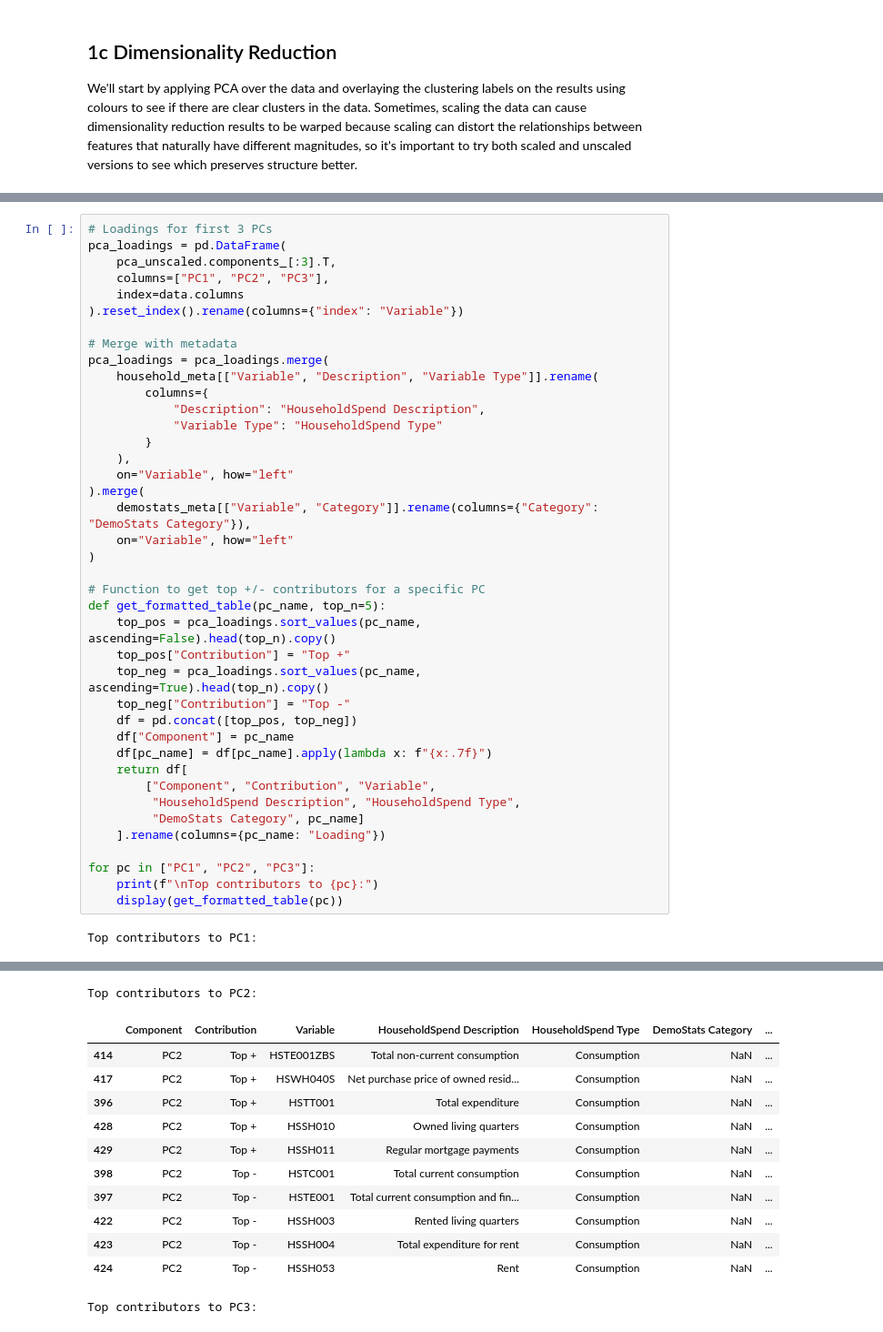
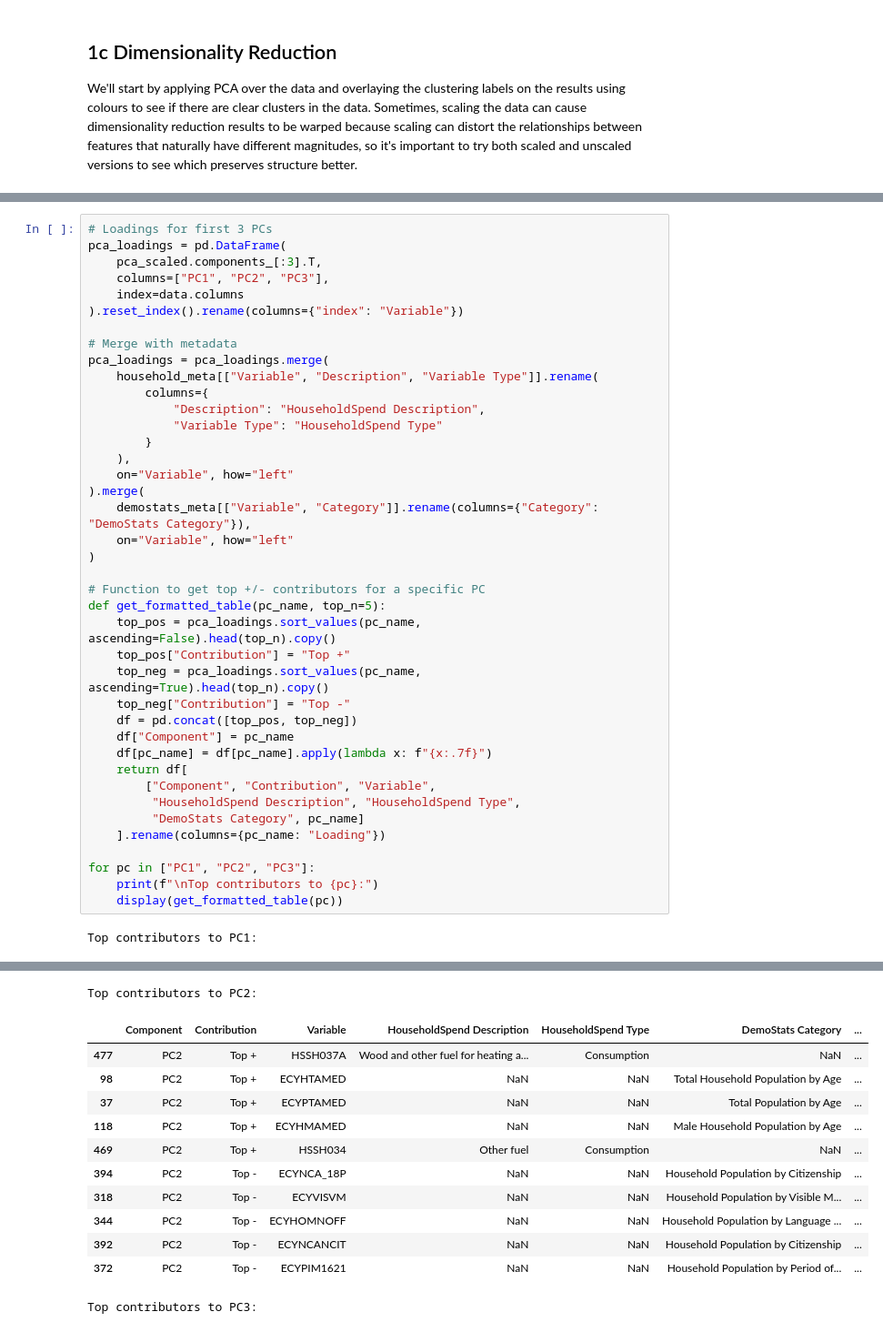
Before and after one commit to namrapatel/ca-households, a Jupyter notebook: namra.ipynb, the cells around one changed output, grey strips where cells are left out. Shown at 91% size. Cells and saved outputs as stored; diff of their text form.

```diff
--- a/namra.ipynb
+++ b/namra.ipynb
@@ -393,7 +384,7 @@ Next let's look more closely at which variables are contributing to the first pr
 # %%
 # Loadings for first 3 PCs
 pca_loadings = pd.DataFrame(
-    pca_unscaled.components_[:3].T,
+    pca_scaled.components_[:3].T,
     columns=["PC1", "PC2", "PC3"],
     index=data.columns
 ).reset_index().rename(columns={"index": "Variable"})
@@ -441,19 +432,19 @@ Top contributors to PC1:
 | 147 | PC1 | Top - | ECYMTNMED | NaN | NaN | Households by Maintainer Age | ... |
 | 77 | PC1 | Top - | ECYPFAMED | NaN | NaN | Female Population by Age | ... |
 | 138 | PC1 | Top - | ECYHFAMED | NaN | NaN | Female Household Population by Age | ... |
 | 57 | PC1 | Top - | ECYPMAMED | NaN | NaN | Male Population by Age | ... |
 | 118 | PC1 | Top - | ECYHMAMED | NaN | NaN | Male Household Population by Age | ... |
 Top contributors to PC2:
 |  | Component | Contribution | Variable | HouseholdSpend Description | HouseholdSpend Type | DemoStats Category | ... |
-| 414 | PC2 | Top + | HSTE001ZBS | Total non-current consumption | Consumption | NaN | ... |
-| 417 | PC2 | Top + | HSWH040S | Net purchase price of owned resid... | Consumption | NaN | ... |
-| 396 | PC2 | Top + | HSTT001 | Total expenditure | Consumption | NaN | ... |
-| 428 | PC2 | Top + | HSSH010 | Owned living quarters | Consumption | NaN | ... |
-| 429 | PC2 | Top + | HSSH011 | Regular mortgage payments | Consumption | NaN | ... |
-| 398 | PC2 | Top - | HSTC001 | Total current consumption | Consumption | NaN | ... |
-| 397 | PC2 | Top - | HSTE001 | Total current consumption and fin... | Consumption | NaN | ... |
-| 422 | PC2 | Top - | HSSH003 | Rented living quarters | Consumption | NaN | ... |
-| 423 | PC2 | Top - | HSSH004 | Total expenditure for rent | Consumption | NaN | ... |
-| 424 | PC2 | Top - | HSSH053 | Rent | Consumption | NaN | ... |
+| 477 | PC2 | Top + | HSSH037A | Wood and other fuel for heating a... | Consumption | NaN | ... |
+| 98 | PC2 | Top + | ECYHTAMED | NaN | NaN | Total Household Population by Age | ... |
+| 37 | PC2 | Top + | ECYPTAMED | NaN | NaN | Total Population by Age | ... |
+| 118 | PC2 | Top + | ECYHMAMED | NaN | NaN | Male Household Population by Age | ... |
+| 469 | PC2 | Top + | HSSH034 | Other fuel | Consumption | NaN | ... |
+| 394 | PC2 | Top - | ECYNCA_18P | NaN | NaN | Household Population by Citizenship | ... |
+| 318 | PC2 | Top - | ECYVISVM | NaN | NaN | Household Population by Visible M... | ... |
+| 344 | PC2 | Top - | ECYHOMNOFF | NaN | NaN | Household Population by Language ... | ... |
+| 392 | PC2 | Top - | ECYNCANCIT | NaN | NaN | Household Population by Citizenship | ... |
+| 372 | PC2 | Top - | ECYPIM1621 | NaN | NaN | Household Population by Period of... | ... |
 Top contributors to PC3:
 |  | Component | Contribution | Variable | HouseholdSpend Description | HouseholdSpend Type | DemoStats Category | ... |
```
Also changed, not shown: parts of 11 cells of this notebook.
